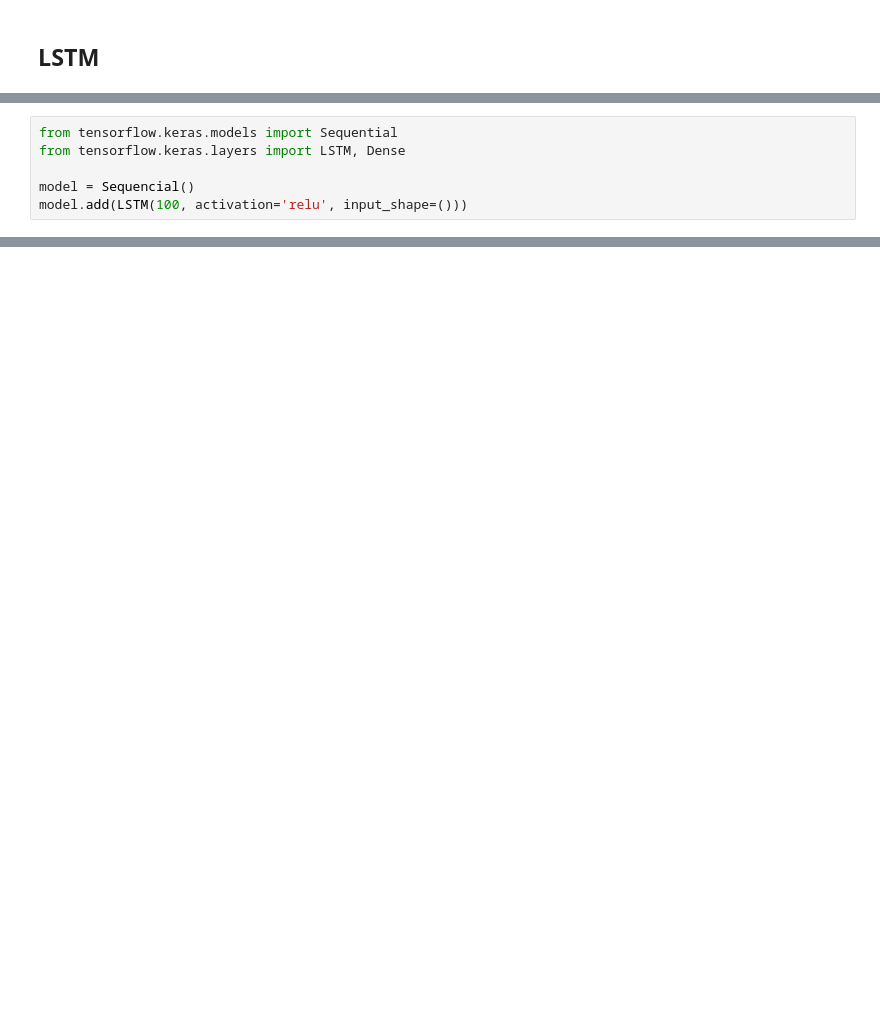
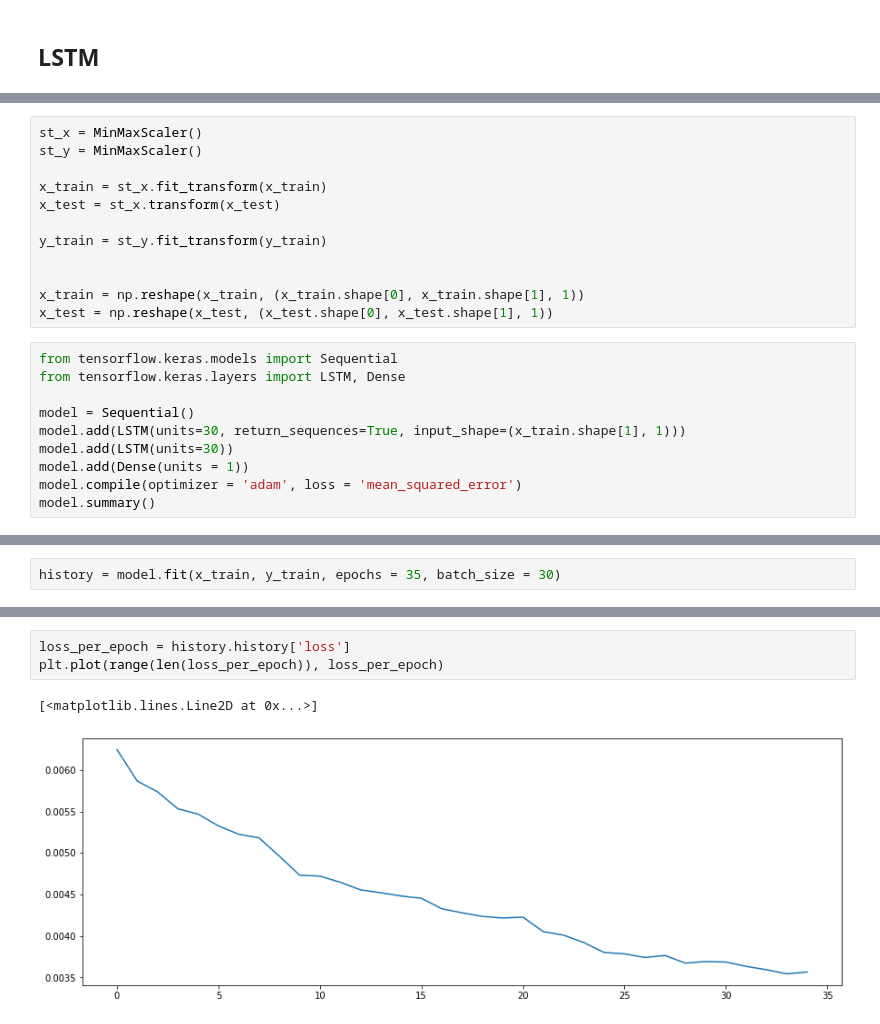
Before and after one commit to joaonpsilva/Tese_House_Energy_Prediciton, a Jupyter notebook: Energy_Pred.ipynb, the cells around one changed output, grey strips where cells are left out. Cells and saved outputs as stored; diff of their text form; blank space fills up the shorter version.

Commit message:
lstm and refactor

```diff
--- a/Energy_Pred.ipynb
+++ b/Energy_Pred.ipynb
@@ -355,6 +310,22 @@ Y = st_y.fit_transform(y)
+# %%
+st_x = MinMaxScaler()
+st_y = MinMaxScaler()
+
+x_train = st_x.fit_transform(x_train)
+x_test = st_x.transform(x_test)
+
+y_train = st_y.fit_transform(y_train)
+
+
+x_train = np.reshape(x_train, (x_train.shape[0], x_train.shape[1], 1))
+x_test = np.reshape(x_test, (x_test.shape[0], x_test.shape[1], 1))
 # %%
 from tensorflow.keras.models import Sequential
 from tensorflow.keras.layers import LSTM, Dense
 
-model = Sequencial()
-model.add(LSTM(100, activation='relu', input_shape=()))
+model = Sequential()
+model.add(LSTM(units=30, return_sequences=True, input_shape=(x_train.shape[1], 1)))
+model.add(LSTM(units=30))
+model.add(Dense(units = 1))
+model.compile(optimizer = 'adam', loss = 'mean_squared_error')
+model.summary()
@@ -360,0 +348,2 @@ model.add(LSTM(100, activation='relu', input_shape=()))
+# %%
+history = model.fit(x_train, y_train, epochs = 35, batch_size = 30)
@@ -360,0 +368,6 @@ model.add(LSTM(100, activation='relu', input_shape=()))
+# %%
+loss_per_epoch = history.history['loss']
+plt.plot(range(len(loss_per_epoch)), loss_per_epoch)
+# %% [output]
+[<matplotlib.lines.Line2D at 0x...>]
+[figure, added]
```
Also changed, not shown: parts of 29 cells of this notebook.
